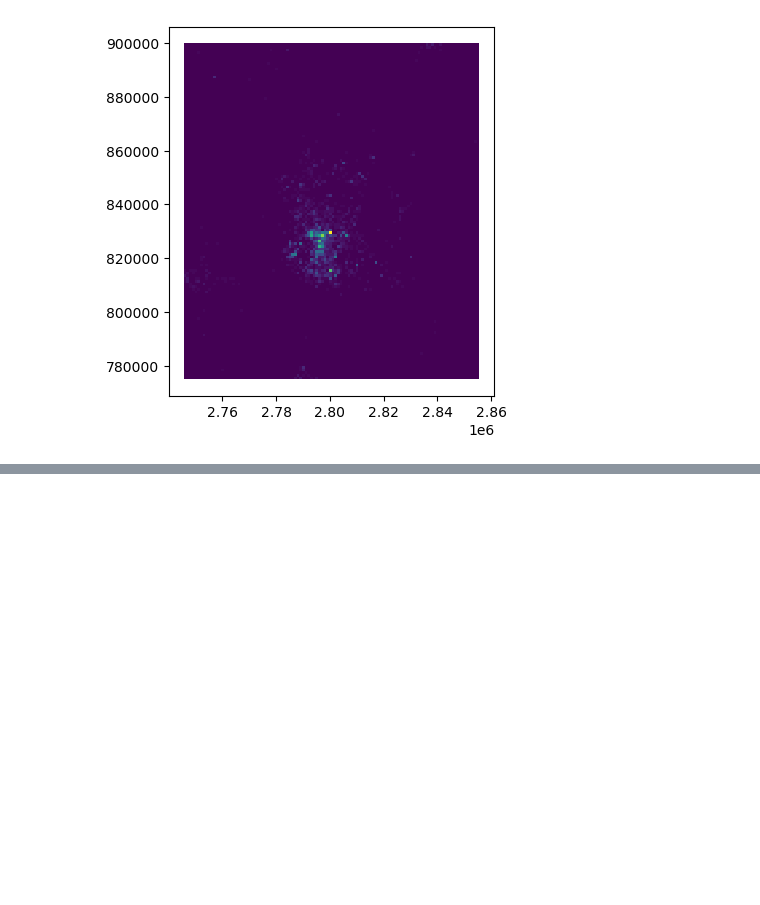
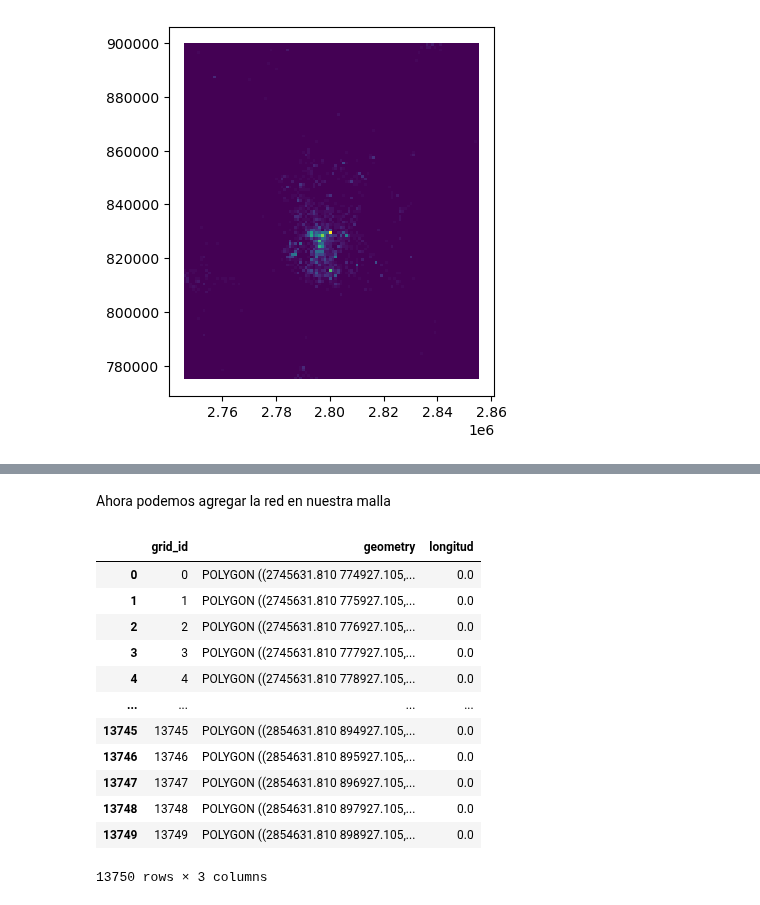
Before and after one commit to CentroGeo/pyLandUseMX, a Jupyter notebook: 01_mallas.ipynb, the cells around one changed output, grey strips where cells are left out. Saved outputs shown, nothing was run; the diff lists cells and outputs as text; code cells hidden in the pictures; blank space fills up the shorter version.

```diff
--- a/01_mallas.ipynb
+++ b/01_mallas.ipynb
@@ -118,0 +154,19 @@ agregados.plot('cuenta')
+# %% [markdown]
+Ahora podemos agregar la red en nuestra malla
+# %%
+red_malla = lineas_a_malla(red, malla)
+red_malla
+# %% [output]
+|  | grid_id | geometry | longitud |
+| 0 | 0 | POLYGON ((2745631.810 774927.105,... | 0.0 |
+| 1 | 1 | POLYGON ((2745631.810 775927.105,... | 0.0 |
+| 2 | 2 | POLYGON ((2745631.810 776927.105,... | 0.0 |
+| 3 | 3 | POLYGON ((2745631.810 777927.105,... | 0.0 |
+| 4 | 4 | POLYGON ((2745631.810 778927.105,... | 0.0 |
+| ... | ... | ... | ... |
+| 13745 | 13745 | POLYGON ((2854631.810 894927.105,... | 0.0 |
+| 13746 | 13746 | POLYGON ((2854631.810 895927.105,... | 0.0 |
+| 13747 | 13747 | POLYGON ((2854631.810 896927.105,... | 0.0 |
+| 13748 | 13748 | POLYGON ((2854631.810 897927.105,... | 0.0 |
+| 13749 | 13749 | POLYGON ((2854631.810 898927.105,... | 0.0 |
+13750 rows × 3 columns
```
Also changed, not shown: parts of 7 cells of this notebook, 2 other files.
